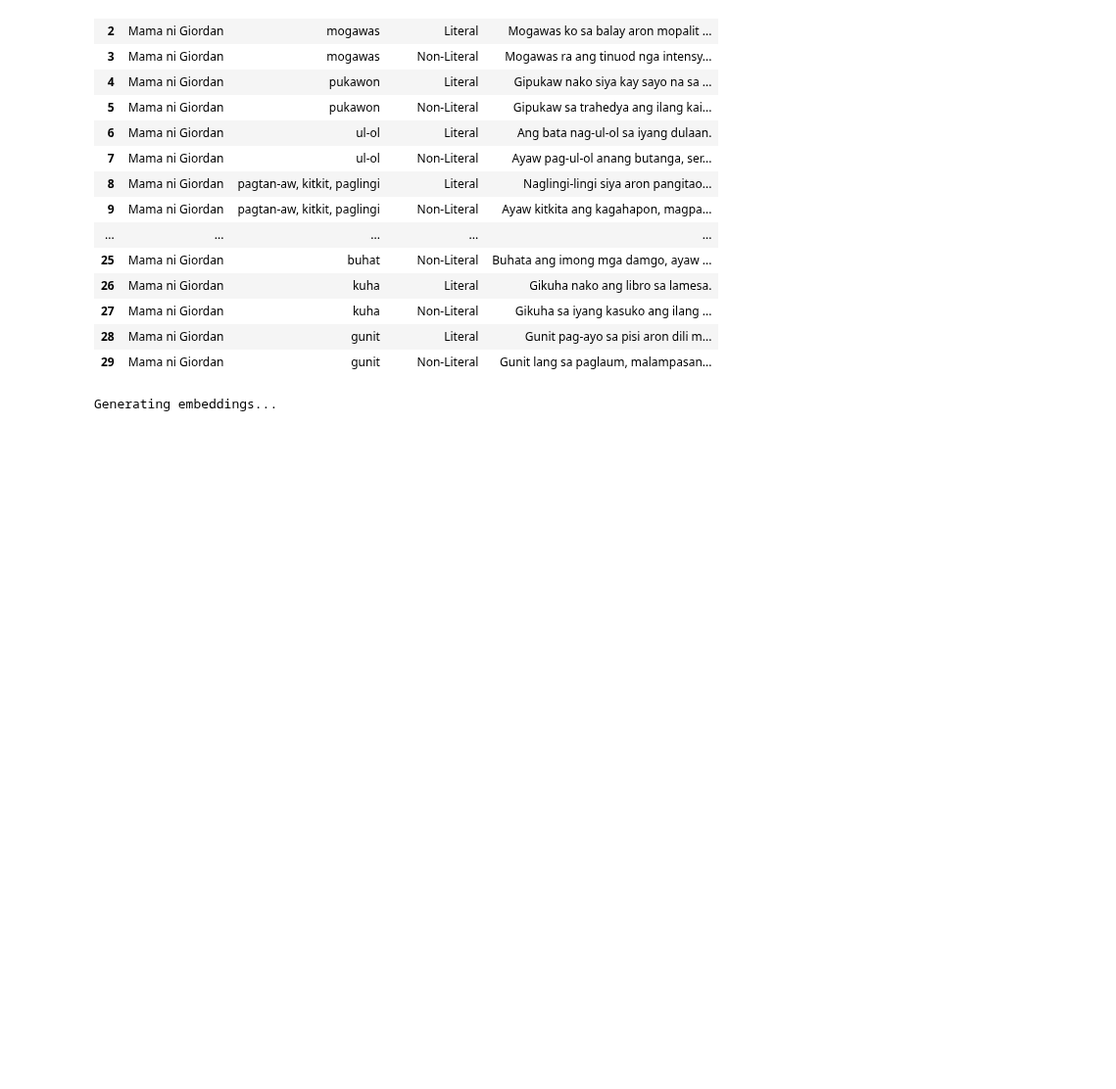
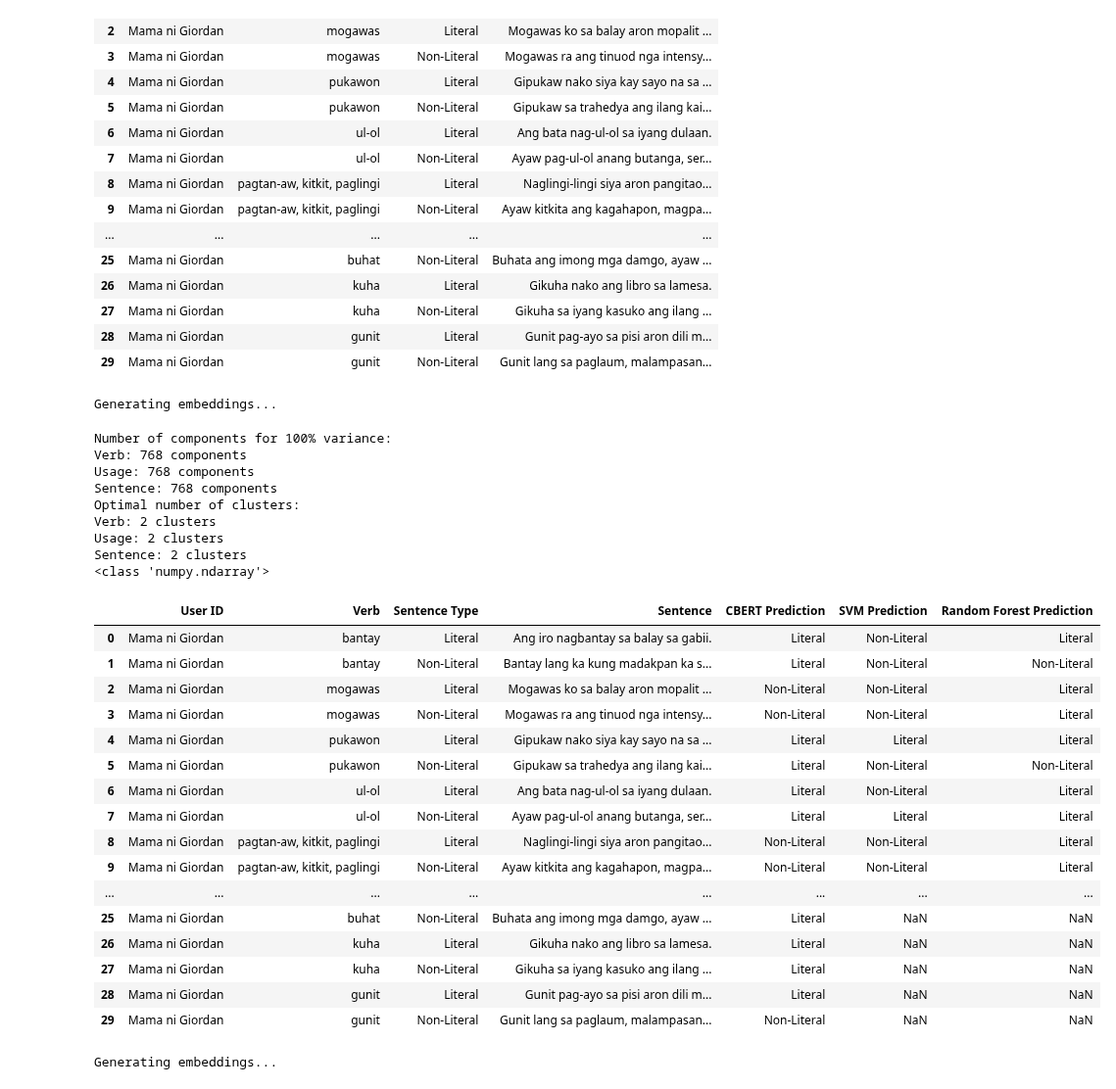
Before and after one commit to MiguelPartosa/Thesis-FOS-BinaryClass-WSD, a Jupyter notebook: Final Implementation/experimentation_interface.ipynb, the cells around one changed output. Shown at 98% size. Drawn from its saved outputs; the diff is of its cells as text; code cells hidden in the pictures; blank space fills up the shorter version.

Commit message:
Implement working final output of experimentation w/o colab ui

```diff
--- a/Final Implementation/experimentation_interface.ipynb
+++ b/Final Implementation/experimentation_interface.ipynb
@@ -209,20 +210,0 @@ def PredictSample(input_df):
-# %%
-import warnings
-
-
-def prediction_values(score):
-    return 'Non-Literal' if score >= 0.5 else 'Literal'
-
-# trained on "is fos" column
-
-
-def ClassifyExample(df) -> tuple:
-    '''
-    Returns Cbert, SVM, and RF
-    '''
-    cbert_result = prediction_values(test_model(df['Usage'][0]))
-    with warnings.catch_warnings(action="ignore"):
-        models_result = PredictSample(df)
-    svm_result = prediction_values(models_result['svm_prediction'])
-    rf_result = prediction_values(models_result['rf_prediction'])
-    return (cbert_result, svm_result, rf_result)
@@ -296 +402,40 @@ predict_output_cols = ['CBERT Prediction',
+# %%
+import numpy as np
+model_predictions = ClassifyRows(example_output)
+
+predict_output_cols = {'CBERT Prediction': model_predictions['CBERT'],
+                       'SVM Prediction': model_predictions['SVM'], 'Random Forest Prediction': model_predictions['RF']}
+for key in predict_output_cols:
+    predict_output_cols[key] = pd.Series(predict_output_cols[key]).reindex(example_output.index, fill_value=np.nan)
+
+example_output = example_output.assign(**predict_output_cols)
+example_output
+# %% [output]
+Generating embeddings...
+Number of components for 100% variance:
+Verb: 768 components
+Usage: 768 components
+Sentence: 768 components
+Optimal number of clusters:
+Verb: 2 clusters
+Usage: 2 clusters
+Sentence: 2 clusters
+<class 'numpy.ndarray'>
+|  | User ID | Verb | Sentence Type | Sentence | CBERT Prediction | SVM Prediction | Random Forest Prediction |
+| 0 | Mama ni Giordan | bantay | Literal | Ang iro nagbantay sa balay sa gabii. | Literal | Non-Literal | Literal |
+| 1 | Mama ni Giordan | bantay | Non-Literal | Bantay lang ka kung madakpan ka s... | Literal | Non-Literal | Non-Literal |
+| 2 | Mama ni Giordan | mogawas | Literal | Mogawas ko sa balay aron mopalit ... | Non-Literal | Non-Literal | Literal |
+| 3 | Mama ni Giordan | mogawas | Non-Literal | Mogawas ra ang tinuod nga intensy... | Non-Literal | Non-Literal | Literal |
+| 4 | Mama ni Giordan | pukawon | Literal | Gipukaw nako siya kay sayo na sa ... | Literal | Literal | Literal |
+| 5 | Mama ni Giordan | pukawon | Non-Literal | Gipukaw sa trahedya ang ilang kai... | Literal | Non-Literal | Non-Literal |
+| 6 | Mama ni Giordan | ul-ol | Literal | Ang bata nag-ul-ol sa iyang dulaan. | Literal | Non-Literal | Literal |
+| 7 | Mama ni Giordan | ul-ol | Non-Literal | Ayaw pag-ul-ol anang butanga, ser... | Literal | Literal | Literal |
+| 8 | Mama ni Giordan | pagtan-aw, kitkit, paglingi | Literal | Naglingi-lingi siya aron pangitao... | Non-Literal | Non-Literal | Literal |
+| 9 | Mama ni Giordan | pagtan-aw, kitkit, paglingi | Non-Literal | Ayaw kitkita ang kagahapon, magpa... | Non-Literal | Non-Literal | Literal |
+| ... | ... | ... | ... | ... | ... | ... | ... |
+| 25 | Mama ni Giordan | buhat | Non-Literal | Buhata ang imong mga damgo, ayaw ... | Literal | NaN | NaN |
+| 26 | Mama ni Giordan | kuha | Literal | Gikuha nako ang libro sa lamesa. | Literal | NaN | NaN |
+| 27 | Mama ni Giordan | kuha | Non-Literal | Gikuha sa iyang kasuko ang ilang ... | Literal | NaN | NaN |
+| 28 | Mama ni Giordan | gunit | Literal | Gunit pag-ayo sa pisi aron dili m... | Literal | NaN | NaN |
+| 29 | Mama ni Giordan | gunit | Non-Literal | Gunit lang sa paglaum, malampasan... | Non-Literal | NaN | NaN |
 # %%
```
Also changed, not shown: parts of 12 cells of this notebook, 1 other file.
